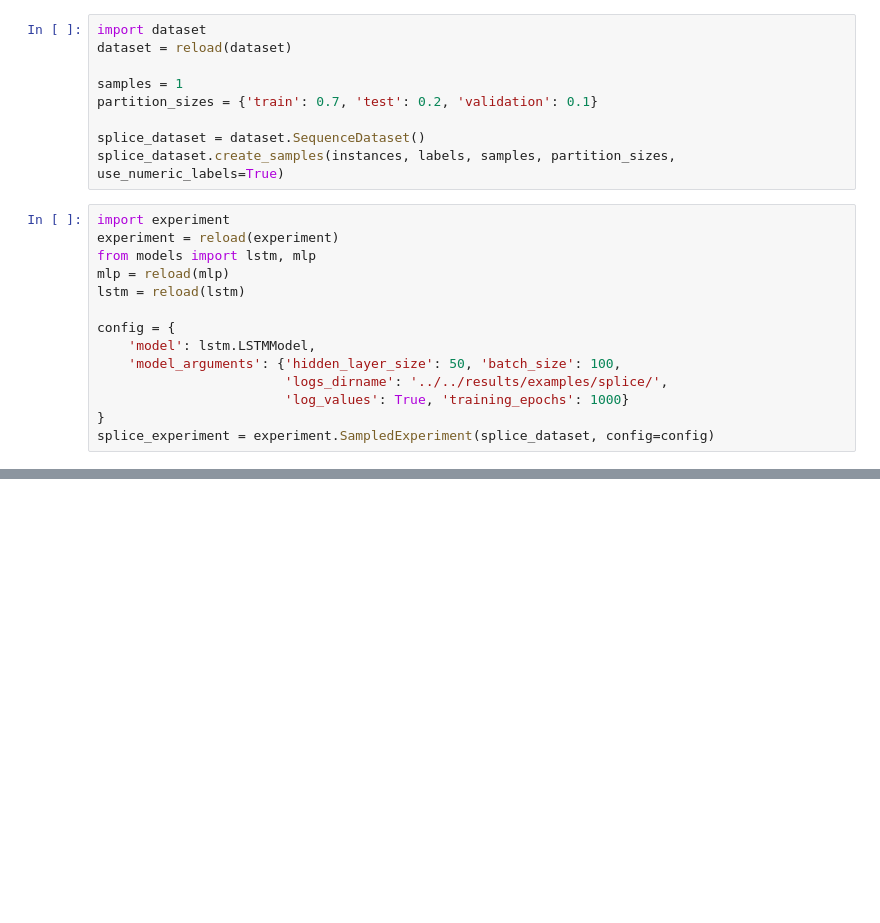
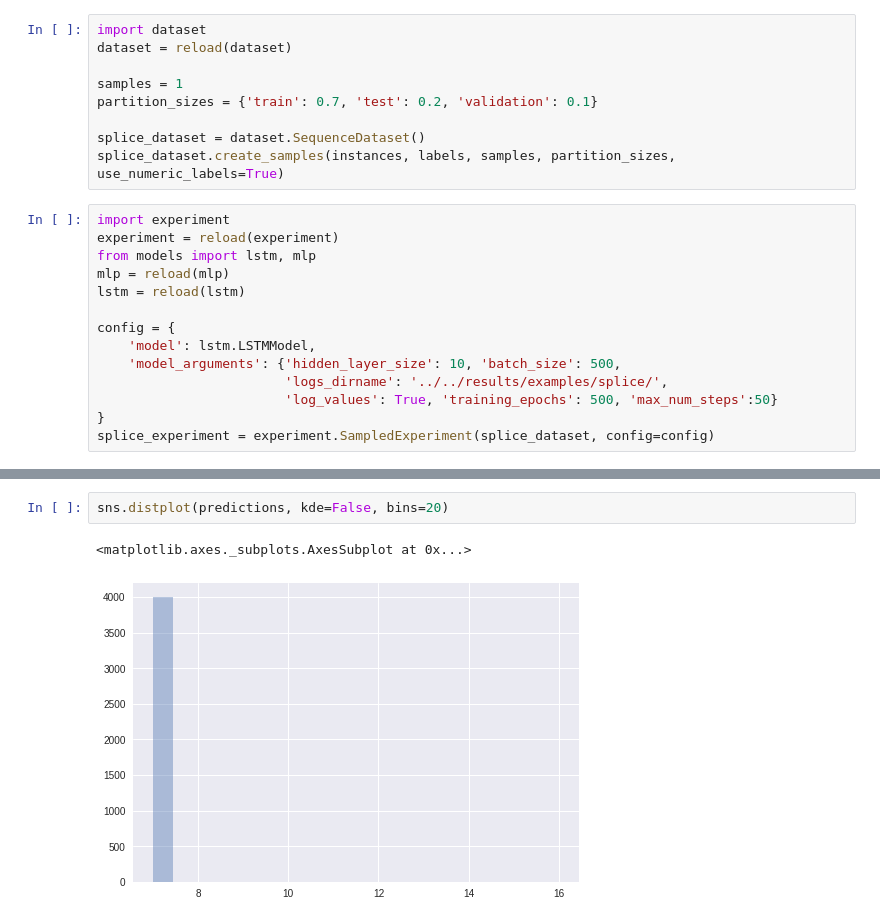
Before and after one commit to mit0110/QuickExperiment, a Jupyter notebook: examples/Splice example using a Recurrent Neural Networks model in tensorflow.ipynb, the cells around one changed output, grey strips where cells are left out. Drawn from its saved outputs; the diff is of its cells as text; blank space fills up the shorter version.

```diff
--- a/examples/Splice example using a Recurrent Neural Networks model in tensorflow.ipynb
+++ b/examples/Splice example using a Recurrent Neural Networks model in tensorflow.ipynb
@@ -62,9 +94,9 @@ lstm = reload(lstm)
 
 config = {
     'model': lstm.LSTMModel,
-    'model_arguments': {'hidden_layer_size': 50, 'batch_size': 100,
+    'model_arguments': {'hidden_layer_size': 10, 'batch_size': 500,
                         'logs_dirname': '../../results/examples/splice/',
-                        'log_values': True, 'training_epochs': 1000}
+                        'log_values': True, 'training_epochs': 500, 'max_num_steps':50}
 }
 splice_experiment = experiment.SampledExperiment(splice_dataset, config=config)
 # %%
@@ -90,0 +150,5 @@ std     0.0     0.0     0.0
+# %%
+sns.distplot(predictions, kde=False, bins=20)
+# %% [output]
+<matplotlib.axes._subplots.AxesSubplot at 0x...>
+[figure, added]
```
Also changed, not shown: parts of 14 cells of this notebook, 2 other files.
